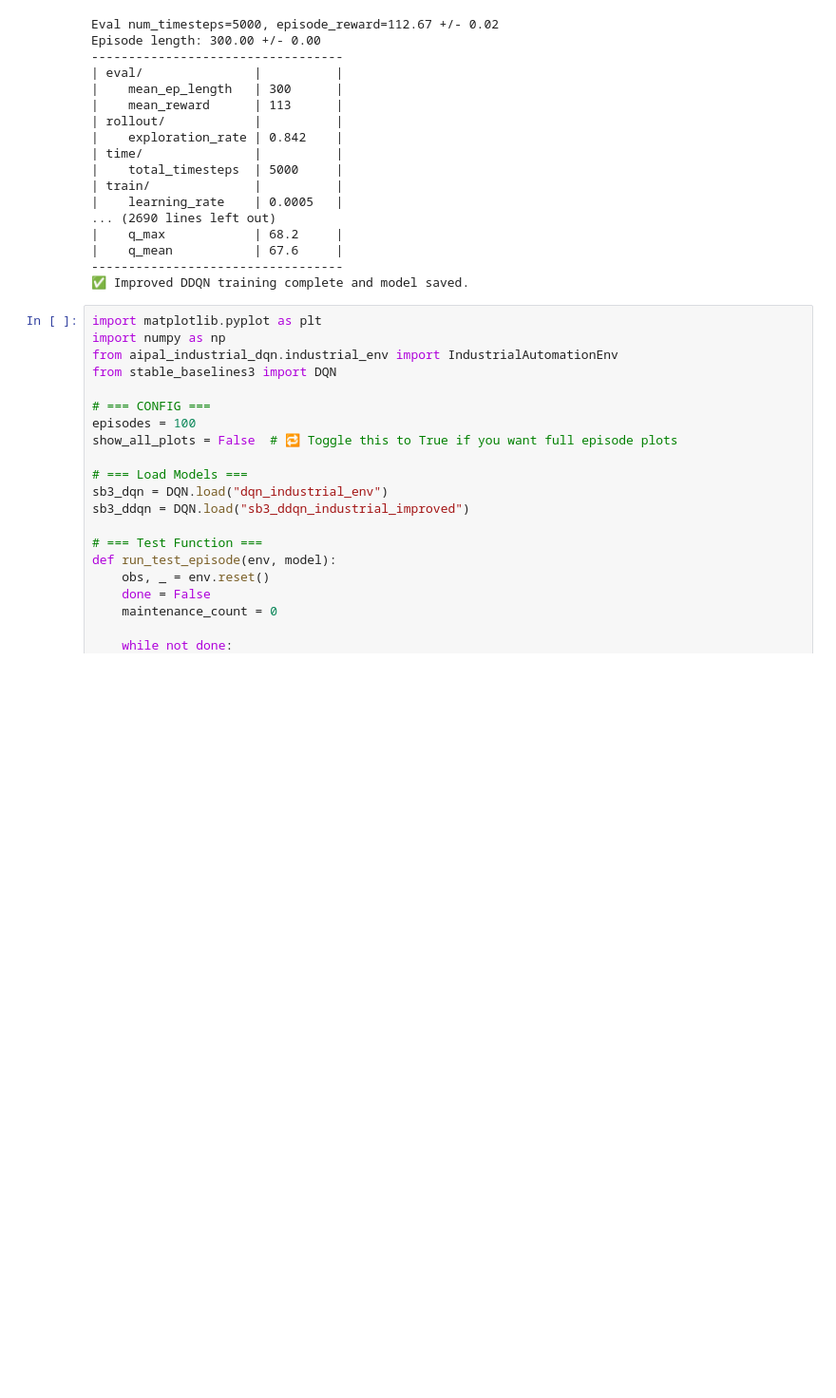
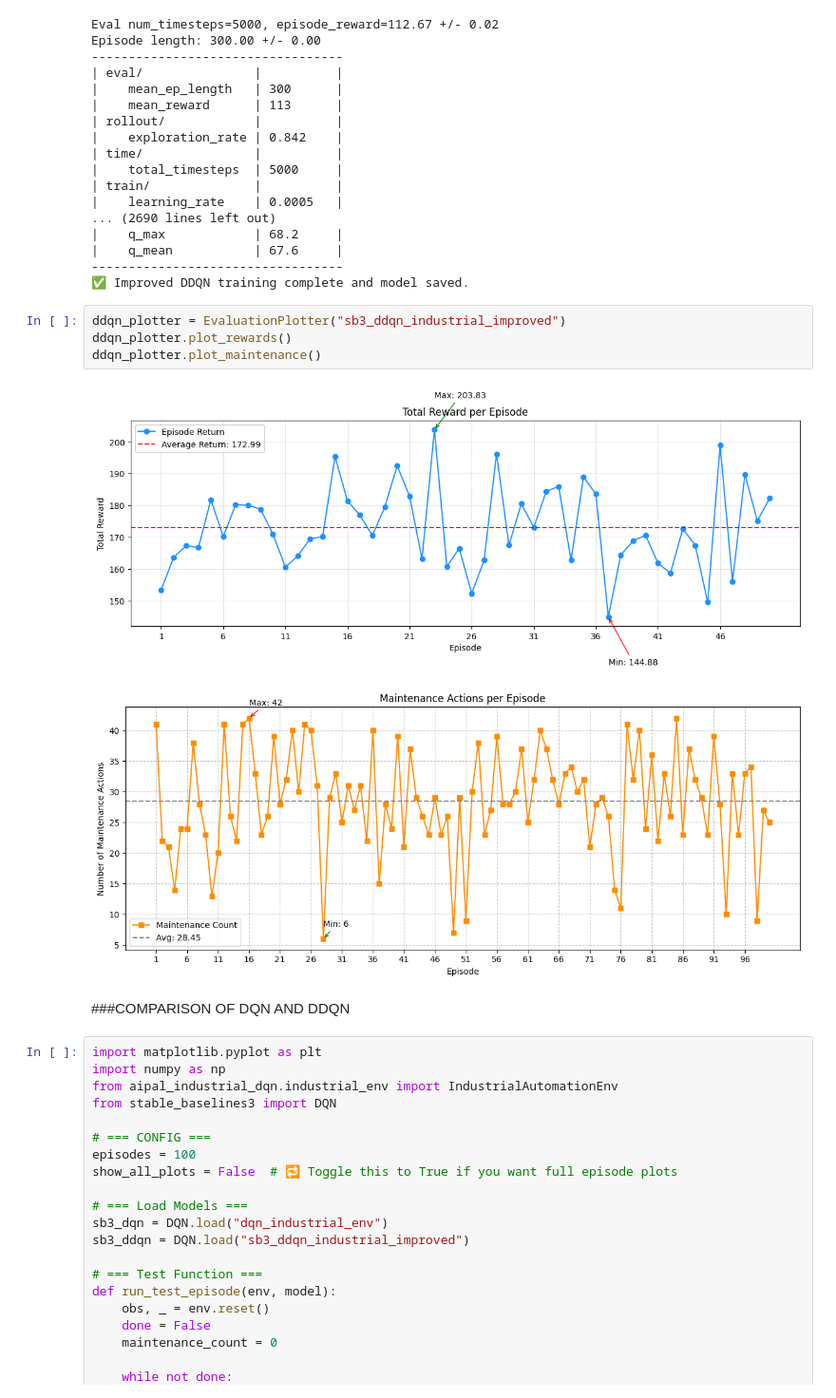
Before and after one commit to Atharvamu/aipal-industrial-dqn, a Jupyter notebook: dqn_sb3.ipynb, the cells around one changed output. Shown at 95% size. Saved outputs shown, nothing was run; the diff lists cells and outputs as text; blank space fills up the shorter version.

```diff
--- a/dqn_sb3.ipynb
+++ b/dqn_sb3.ipynb
@@ -540,6 +572,15 @@ Episode length: 300.00 +/- 0.00
 |    q_mean           | 67.6     |
 ----------------------------------
 ✅ Improved DDQN training complete and model saved.
+# %%
+ddqn_plotter = EvaluationPlotter("sb3_ddqn_industrial_improved")
+ddqn_plotter.plot_rewards()
+ddqn_plotter.plot_maintenance()
+# %% [output]
+[figure, added]
+[figure, added]
+# %% [markdown]
+###COMPARISON OF DQN AND DDQN
 # %%
 import matplotlib.pyplot as plt
 import numpy as np
```
Also changed, not shown: parts of 5 cells of this notebook.
